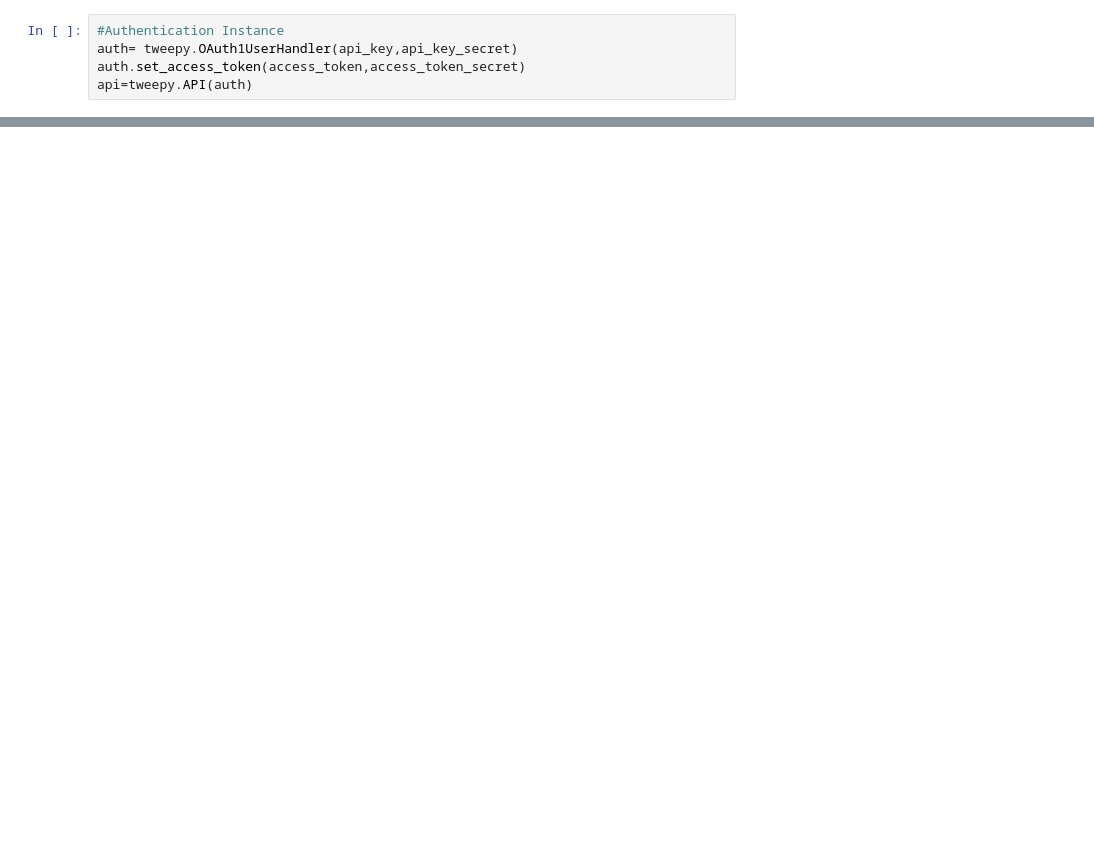
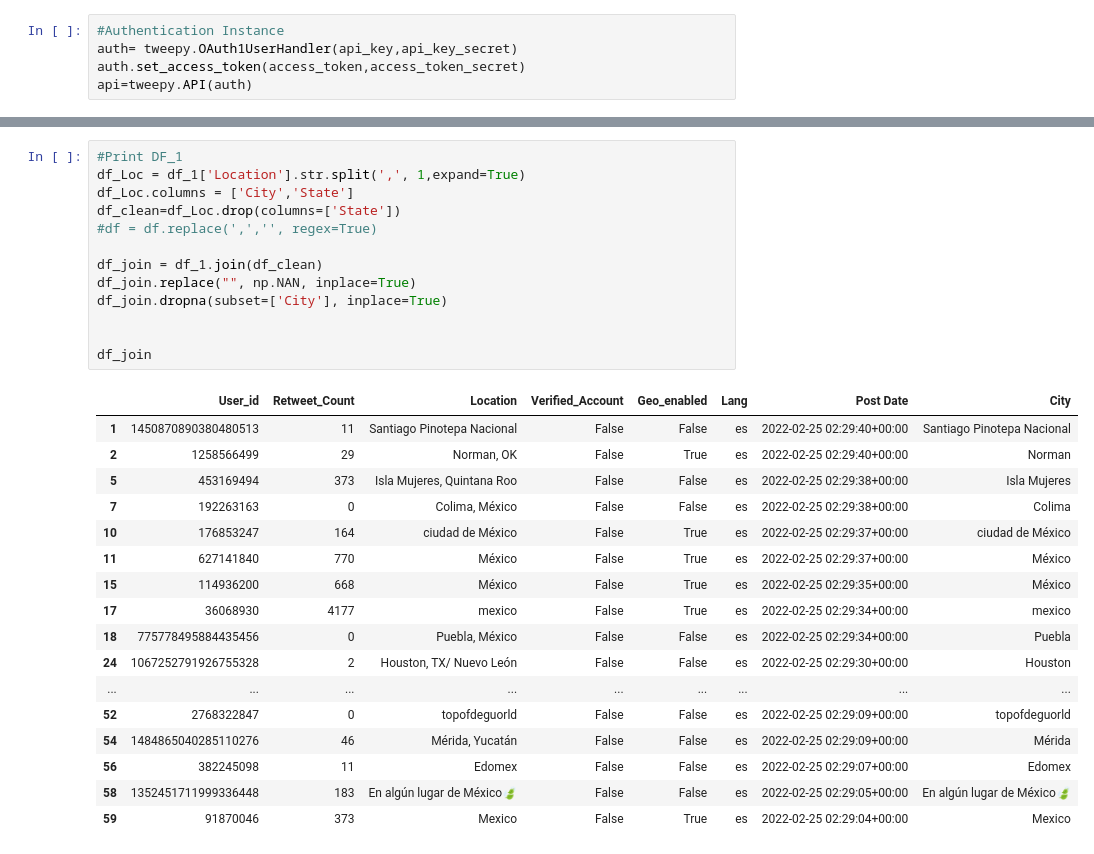
Before and after one commit to ioshisolis/Bootcamp_Final_Project, a Jupyter notebook: Twitter_data.ipynb, the cells around one changed output, grey strips where cells are left out. Drawn from its saved outputs; the diff is of its cells as text; blank space fills up the shorter version.

```diff
--- a/Twitter_data.ipynb
+++ b/Twitter_data.ipynb
@@ -86,0 +100,31 @@ df_1
+# %%
+#Print DF_1
+df_Loc = df_1['Location'].str.split(',', 1,expand=True)
+df_Loc.columns = ['City','State']
+df_clean=df_Loc.drop(columns=['State'])
+#df = df.replace(',','', regex=True)
+
+df_join = df_1.join(df_clean)
+df_join.replace("", np.NAN, inplace=True)
+df_join.dropna(subset=['City'], inplace=True)
+
+
+df_join
+# %% [output]
+|  | User_id | Retweet_Count | Location | Verified_Account | Geo_enabled | Lang | Post Date | City |
+| 1 | 1450870890380480513 | 11 | Santiago Pinotepa Nacional | False | False | es | 2022-02-25 02:29:40+00:00 | Santiago Pinotepa Nacional |
+| 2 | 1258566499 | 29 | Norman, OK | False | True | es | 2022-02-25 02:29:40+00:00 | Norman |
+| 5 | 453169494 | 373 | Isla Mujeres, Quintana Roo | False | False | es | 2022-02-25 02:29:38+00:00 | Isla Mujeres |
+| 7 | 192263163 | 0 | Colima, México | False | False | es | 2022-02-25 02:29:38+00:00 | Colima |
+| 10 | 176853247 | 164 | ciudad de México | False | True | es | 2022-02-25 02:29:37+00:00 | ciudad de México |
+| 11 | 627141840 | 770 | México | False | True | es | 2022-02-25 02:29:37+00:00 | México |
+| 15 | 114936200 | 668 | México | False | True | es | 2022-02-25 02:29:35+00:00 | México |
+| 17 | 36068930 | 4177 | mexico | False | True | es | 2022-02-25 02:29:34+00:00 | mexico |
+| 18 | 775778495884435456 | 0 | Puebla, México | False | False | es | 2022-02-25 02:29:34+00:00 | Puebla |
+| 24 | 1067252791926755328 | 2 | Houston, TX/ Nuevo León | False | False | es | 2022-02-25 02:29:30+00:00 | Houston |
+| ... | ... | ... | ... | ... | ... | ... | ... | ... |
+| 52 | 2768322847 | 0 | topofdeguorld | False | False | es | 2022-02-25 02:29:09+00:00 | topofdeguorld |
+| 54 | 1484865040285110276 | 46 | Mérida, Yucatán | False | False | es | 2022-02-25 02:29:09+00:00 | Mérida |
+| 56 | 382245098 | 11 | Edomex | False | False | es | 2022-02-25 02:29:07+00:00 | Edomex |
+| 58 | 1352451711999336448 | 183 | En algún lugar de México🍃 | False | False | es | 2022-02-25 02:29:05+00:00 | En algún lugar de México🍃 |
+| 59 | 91870046 | 373 | Mexico | False | True | es | 2022-02-25 02:29:04+00:00 | Mexico |
```
Also changed, not shown: parts of 21 cells of this notebook.
